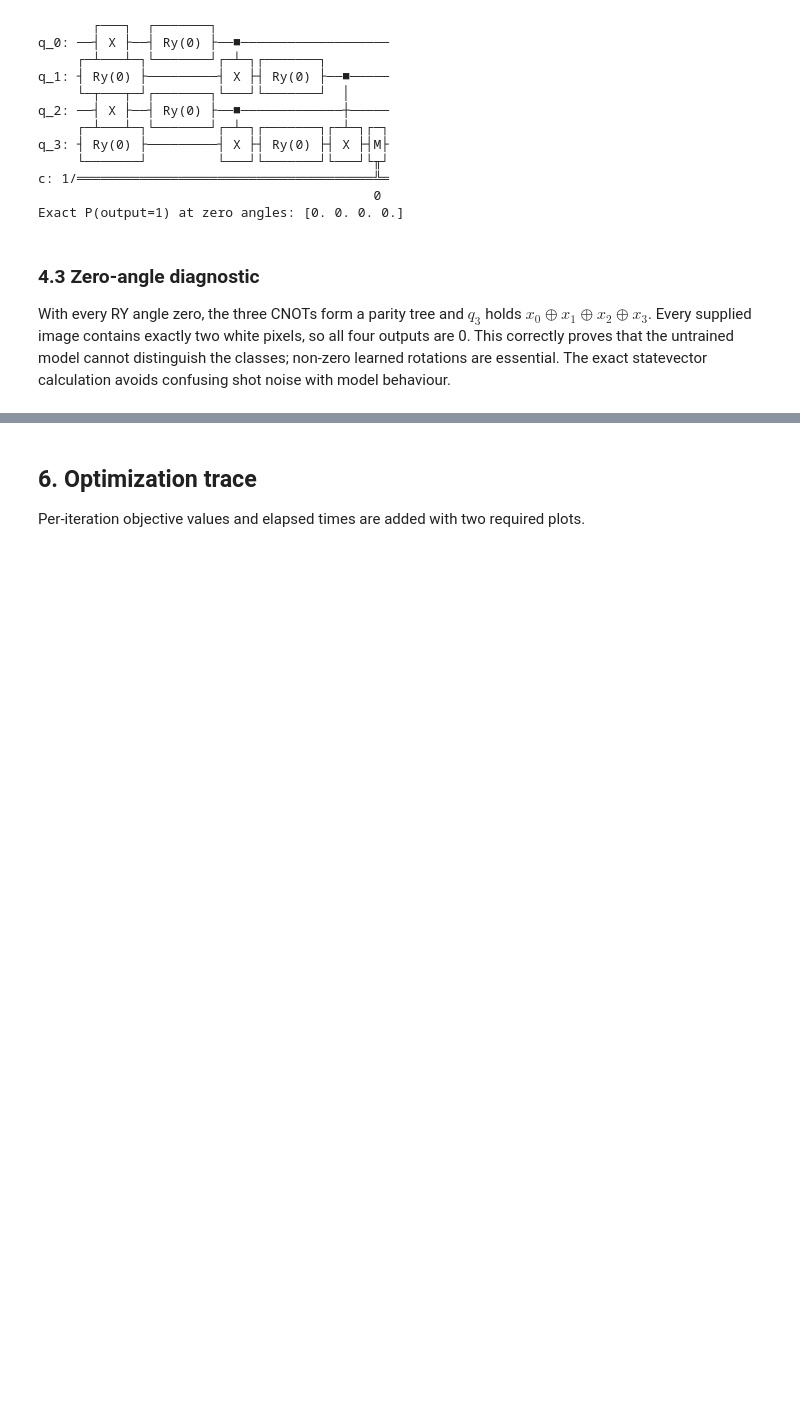
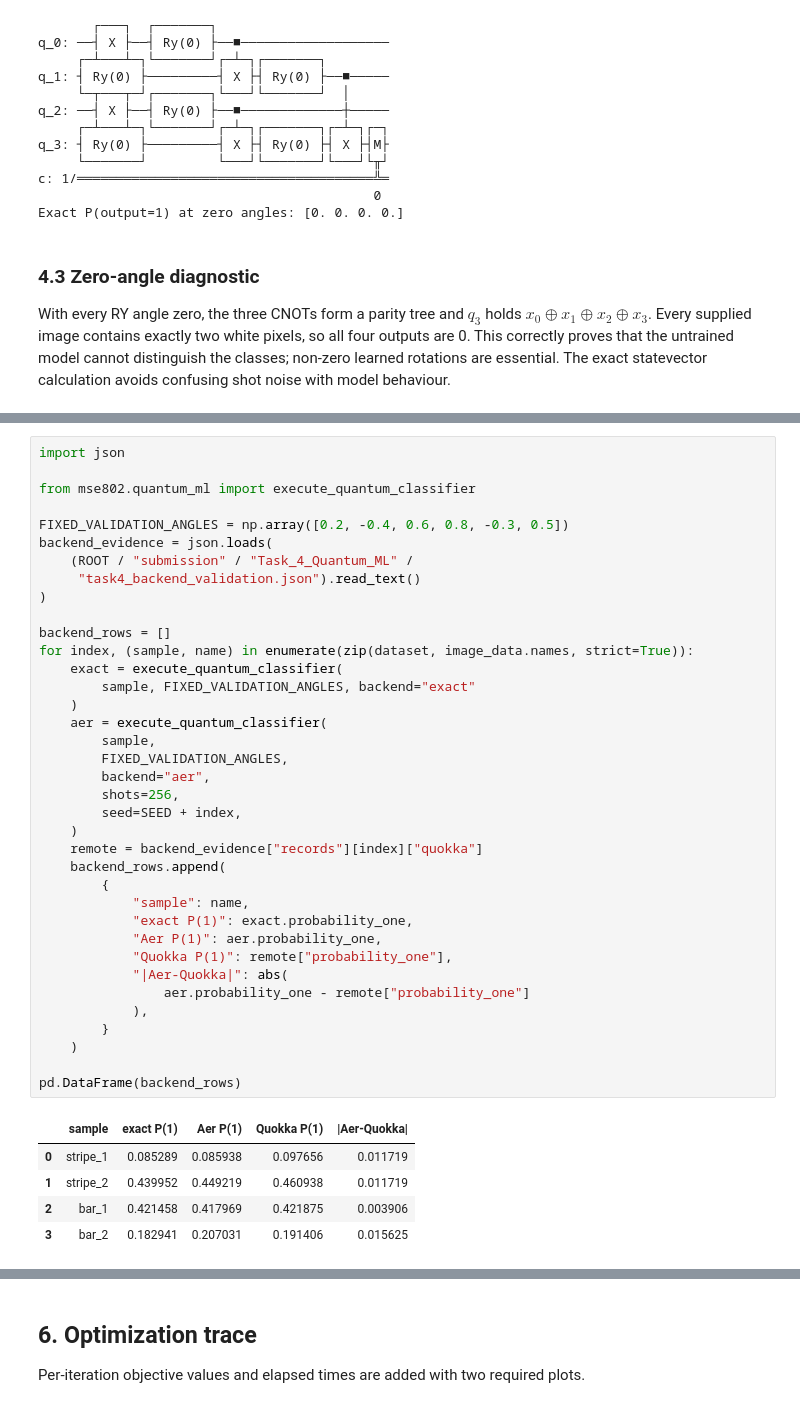
Before and after one commit to miku-wwl/802-Quantum-Computing, a Jupyter notebook: submission/Task_4_Quantum_ML/Task_4_Quantum_ML.ipynb, the cells around one changed output, grey strips where cells are left out. Saved outputs shown, nothing was run; the diff lists cells and outputs as text; blank space fills up the shorter version.

Commit message:
A2-22 Add switchable quantum backends

```diff
--- a/submission/Task_4_Quantum_ML/Task_4_Quantum_ML.ipynb
+++ b/submission/Task_4_Quantum_ML/Task_4_Quantum_ML.ipynb
@@ -198,0 +207,43 @@ circuit is verified.
+# %%
+import json
+
+from mse802.quantum_ml import execute_quantum_classifier
+
+FIXED_VALIDATION_ANGLES = np.array([0.2, -0.4, 0.6, 0.8, -0.3, 0.5])
+backend_evidence = json.loads(
+    (ROOT / "submission" / "Task_4_Quantum_ML" /
+     "task4_backend_validation.json").read_text()
+)
+
+backend_rows = []
+for index, (sample, name) in enumerate(zip(dataset, image_data.names, strict=True)):
+    exact = execute_quantum_classifier(
+        sample, FIXED_VALIDATION_ANGLES, backend="exact"
+    )
+    aer = execute_quantum_classifier(
+        sample,
+        FIXED_VALIDATION_ANGLES,
+        backend="aer",
+        shots=256,
+        seed=SEED + index,
+    )
+    remote = backend_evidence["records"][index]["quokka"]
+    backend_rows.append(
+        {
+            "sample": name,
+            "exact P(1)": exact.probability_one,
+            "Aer P(1)": aer.probability_one,
+            "Quokka P(1)": remote["probability_one"],
+            "|Aer-Quokka|": abs(
+                aer.probability_one - remote["probability_one"]
+            ),
+        }
+    )
+
+pd.DataFrame(backend_rows)
+# %% [output]
+|  | sample | exact P(1) | Aer P(1) | Quokka P(1) | |Aer-Quokka| |
+| 0 | stripe_1 | 0.085289 | 0.085938 | 0.097656 | 0.011719 |
+| 1 | stripe_2 | 0.439952 | 0.449219 | 0.460938 | 0.011719 |
+| 2 | bar_1 | 0.421458 | 0.417969 | 0.421875 | 0.003906 |
+| 3 | bar_2 | 0.182941 | 0.207031 | 0.191406 | 0.015625 |
```
Also changed, not shown: parts of 3 cells of this notebook, 5 other files.
